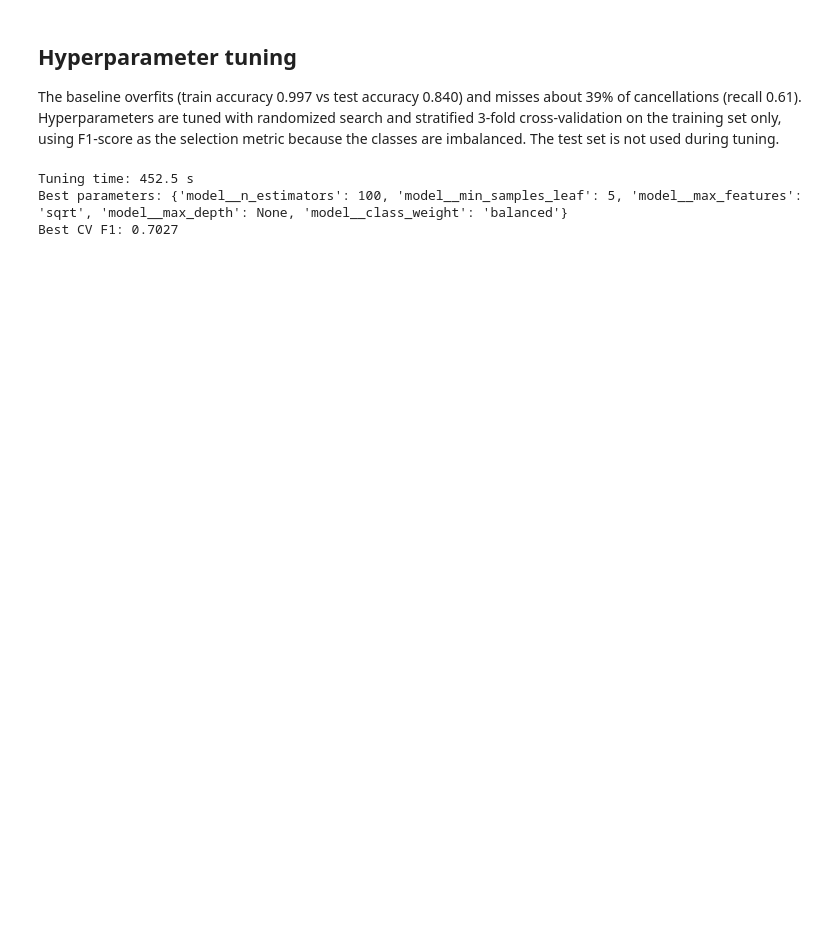
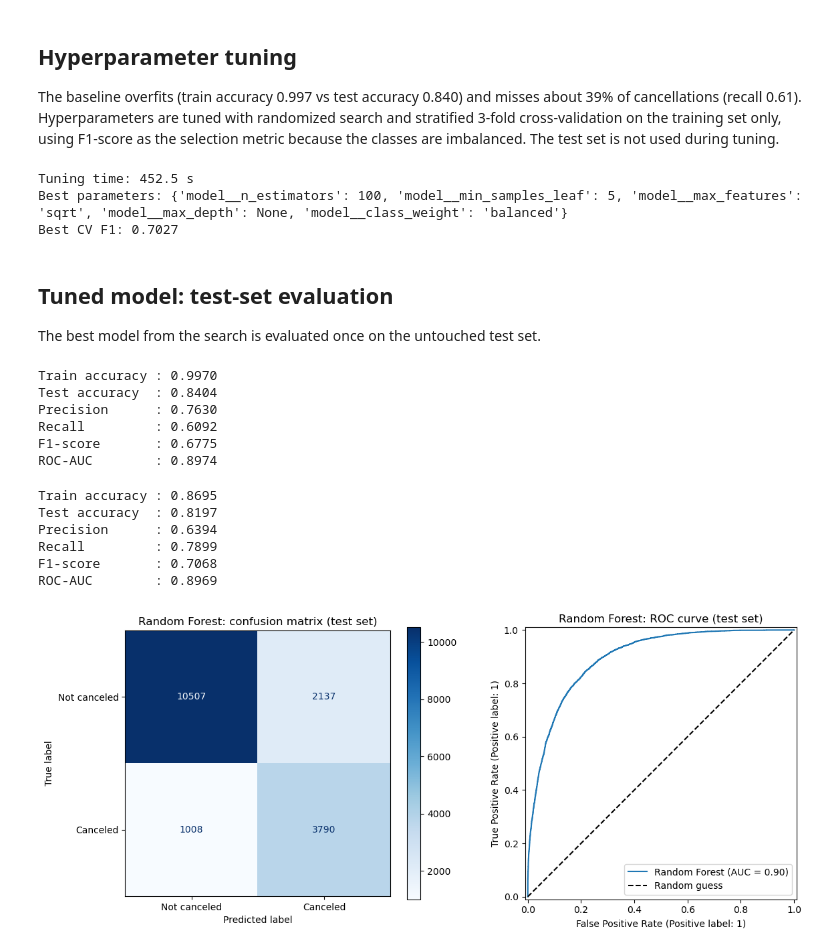
Before and after one commit to hadhanushkadesilva-web/hotel-cancellation-ml, a Jupyter notebook: notebooks/03_random_forest.ipynb, the cells around one changed output. Saved outputs shown, nothing was run; the diff lists cells and outputs as text; code cells hidden in the pictures; blank space fills up the shorter version.

```diff
--- a/notebooks/03_random_forest.ipynb
+++ b/notebooks/03_random_forest.ipynb
@@ -105,3 +111,60 @@ print("Best CV F1:", round(search.best_score_, 4))
 Tuning time: 452.5 s
 Best parameters: {'model__n_estimators': 100, 'model__min_samples_leaf': 5, 'model__max_features': 'sqrt', 'model__max_depth': None, 'model__class_weight': 'balanced'}
 Best CV F1: 0.7027
+# %% [markdown]
+## Tuned model: test-set evaluation
+The best model from the search is evaluated once on the untouched test set.
+# %%
+def evaluate(model, X_train, y_train, X_test, y_test):
+    """Print train accuracy and test metrics for a fitted classifier."""
+    y_pred = model.predict(X_test)
+    y_prob = model.predict_proba(X_test)[:, 1]   # probability of "canceled"
+    results = {
+        "Train accuracy": accuracy_score(y_train, model.predict(X_train)),
+        "Test accuracy": accuracy_score(y_test, y_pred),
+        "Precision": precision_score(y_test, y_pred),
+        "Recall": recall_score(y_test, y_pred),
+        "F1-score": f1_score(y_test, y_pred),
+        "ROC-AUC": roc_auc_score(y_test, y_prob),
+    }
+    for name, value in results.items():
+        print(f"{name:<15}: {float(value):.4f}")
+    return results
+
+# baseline metrics again (rf_pipeline is still the fitted baseline), stored for the comparison table
+baseline_results = evaluate(rf_pipeline, X_train, y_train, X_test, y_test)
+# %% [output]
+Train accuracy : 0.9970
+Test accuracy  : 0.8404
+Precision      : 0.7630
+Recall         : 0.6092
+F1-score       : 0.6775
+ROC-AUC        : 0.8974
+# %%
+best_rf = search.best_estimator_   # already refit on the full training set
+tuned_results = evaluate(best_rf, X_train, y_train, X_test, y_test)
+# %% [output]
+Train accuracy : 0.8695
+Test accuracy  : 0.8197
+Precision      : 0.6394
+Recall         : 0.7899
+F1-score       : 0.7068
+ROC-AUC        : 0.8969
+# %%
+fig, axes = plt.subplots(1, 2, figsize=(12, 5))
+
+ConfusionMatrixDisplay.from_estimator(
+    best_rf, X_test, y_test, display_labels=["Not canceled", "Canceled"],
+    cmap="Blues", ax=axes[0])
+axes[0].set_title("Random Forest: confusion matrix (test set)")
+
+RocCurveDisplay.from_estimator(best_rf, X_test, y_test, ax=axes[1], name="Random Forest")
+axes[1].plot([0, 1], [0, 1], "k--", label="Random guess")
+axes[1].set_title("Random Forest: ROC curve (test set)")
+axes[1].legend()
+
+plt.tight_layout()
+plt.savefig("../figures/rf_confusion_roc.png", dpi=300, bbox_inches="tight")
+plt.show()
+# %% [output]
+[figure, added]
```
Also changed, not shown: parts of 3 cells of this notebook, 3 other files.
